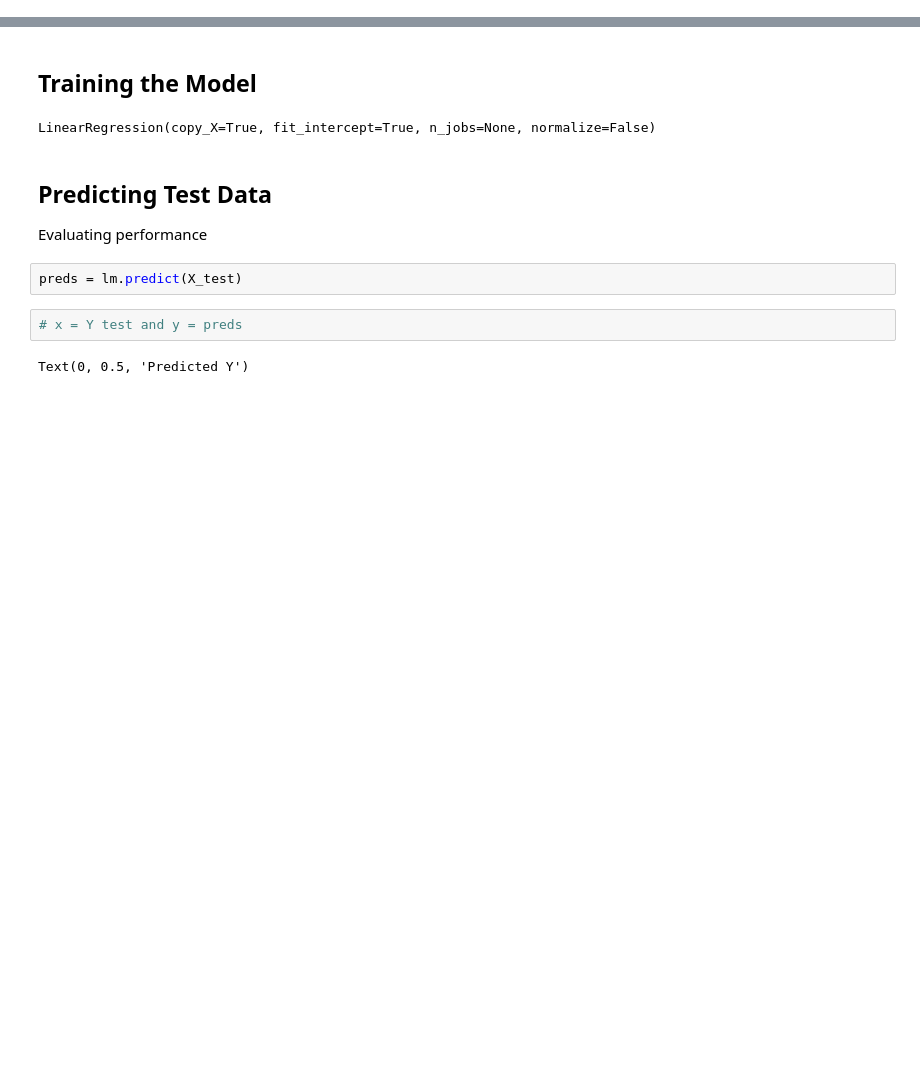
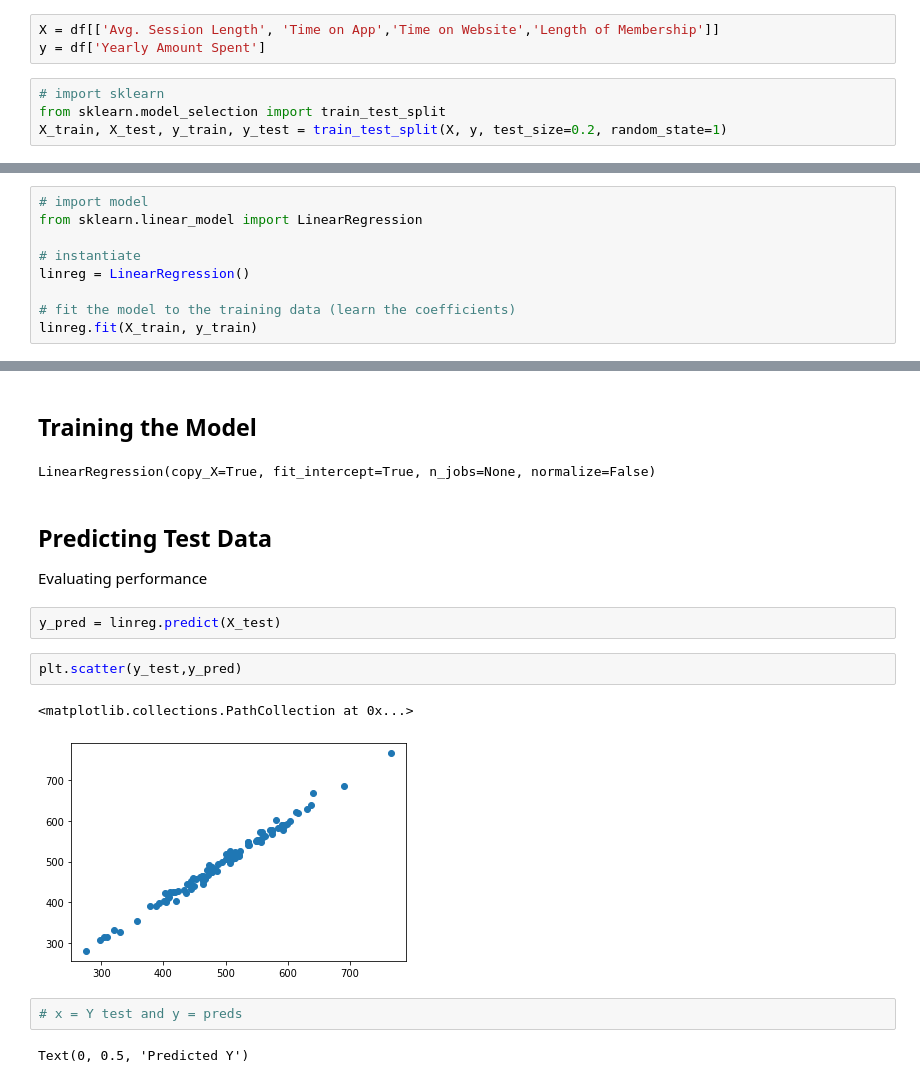
Before and after one commit to k21k/Python-Notes, a Jupyter notebook: Exercises - Qasim/Machine Learning/Linear Regression/Linear Regression (Part 2).ipynb, the cells around one changed output, grey strips where cells are left out. Saved outputs shown, nothing was run; the diff lists cells and outputs as text; blank space fills up the shorter version.

```diff
--- a/Exercises - Qasim/Machine Learning/Linear Regression/Linear Regression (Part 2).ipynb
+++ b/Exercises - Qasim/Machine Learning/Linear Regression/Linear Regression (Part 2).ipynb
@@ -73,0 +96,7 @@ df.describe()
+# %%
+X = df[['Avg. Session Length', 'Time on App','Time on Website','Length of Membership']]
+y = df['Yearly Amount Spent']
+# %%
+# import sklearn
+from sklearn.model_selection import train_test_split
+X_train, X_test, y_train, y_test = train_test_split(X, y, test_size=0.2, random_state=1)
@@ -73,0 +113,9 @@ df.describe()
+# %%
+# import model
+from sklearn.linear_model import LinearRegression
+
+# instantiate
+linreg = LinearRegression()
+
+# fit the model to the training data (learn the coefficients)
+linreg.fit(X_train, y_train)
@@ -81,7 +131,12 @@ LinearRegression(copy_X=True, fit_intercept=True, n_jobs=None, normalize=False)
 
 Evaluating performance
 # %%
-preds = lm.predict(X_test)
+y_pred = linreg.predict(X_test)
+# %%
+plt.scatter(y_test,y_pred)
+# %% [output]
+<matplotlib.collections.PathCollection at 0x...>
+[figure, added]
 # %%
 # x = Y test and y = preds
 # %% [output]
```
Also changed, not shown: parts of 18 cells of this notebook.
